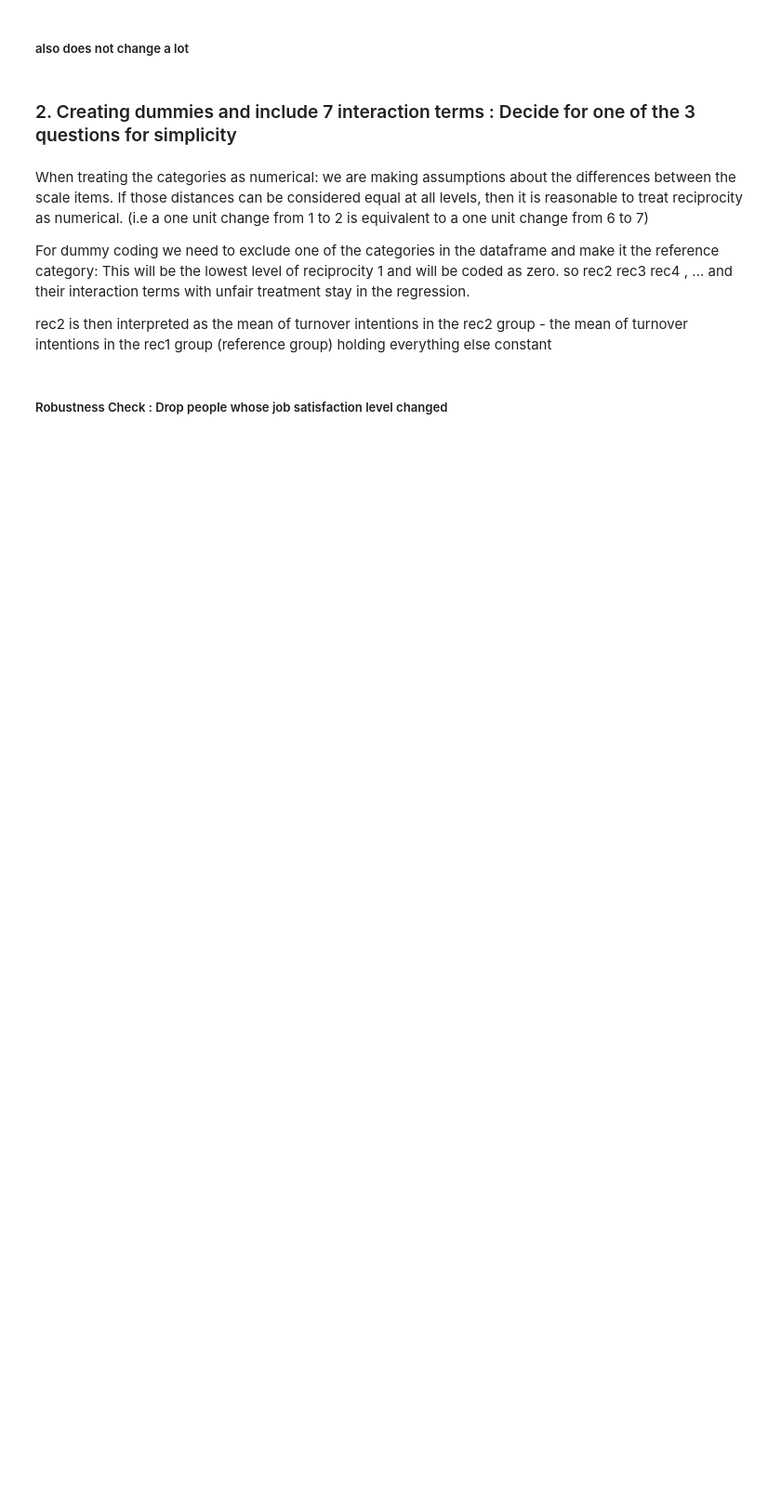
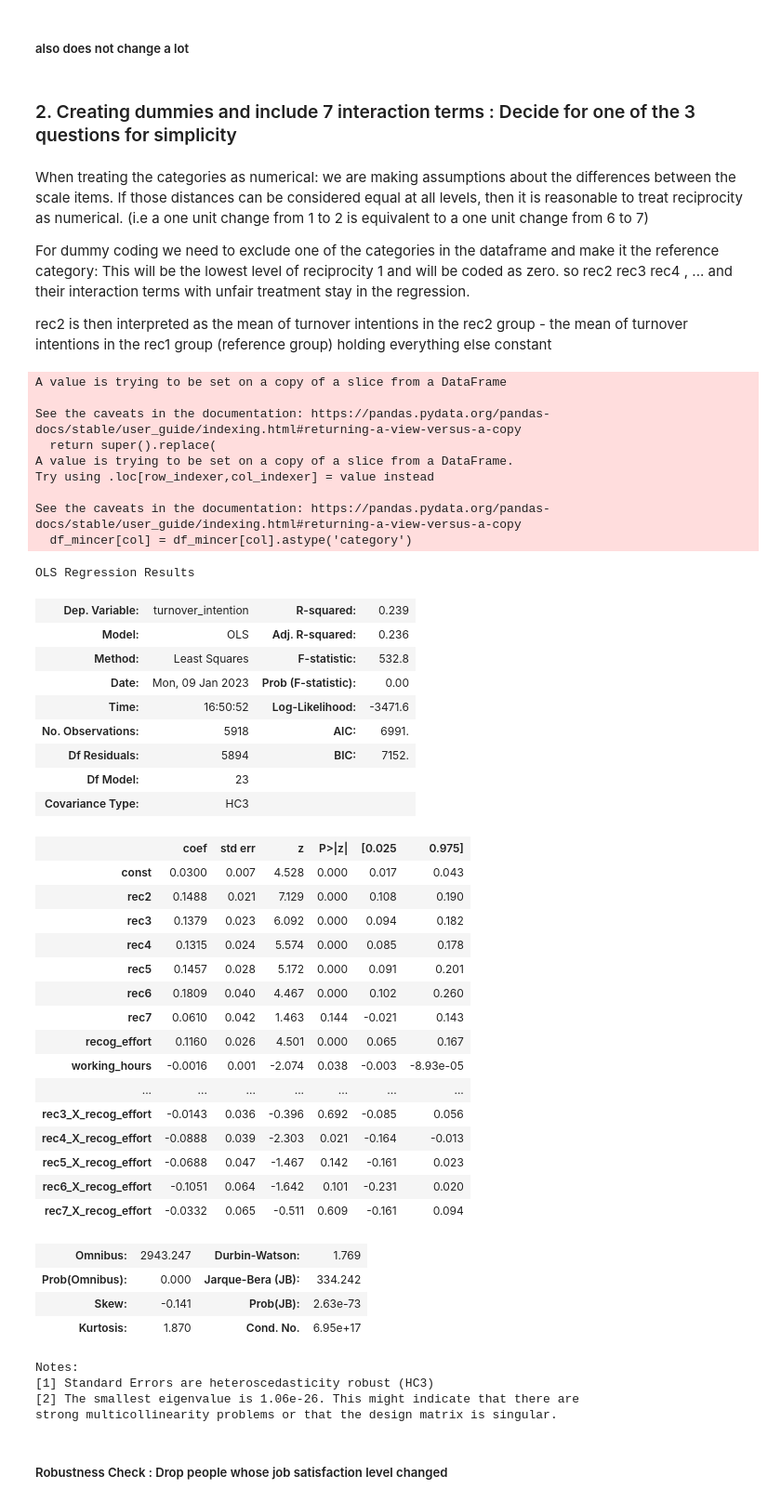
Before and after one commit to maxxxbb/ResearchModule, a Jupyter notebook: src/data_management/FirstRegression.ipynb, the cells around one changed output. Shown at 93% size. Saved outputs shown, nothing was run; the diff lists cells and outputs as text; code cells hidden in the pictures; blank space fills up the shorter version.

```diff
--- a/src/data_management/FirstRegression.ipynb
+++ b/src/data_management/FirstRegression.ipynb
@@ -190,7 +196,7 @@ reversed_mapping_reason = {v: k for k, v in reason_new_job_mapping.items()}
 reversed_mapping_schoold = {v: k for k, v in school_degree_mapping.items()}
 # mapping for binary reciprocity measure
 def binary_reciprocity(x):
-    if x >= 3:
+    if x >= 2:
         return 1 # High Group
     else:
         return 0 # Low Group
@@ -376,7 +382,7 @@ df_OLS = include_jobchangers(add_mincer_residuals(merge_and_clean(df_05,df_06,df
 # specify columns which we need for regression by dropping everything else
 df_OLS = df_OLS.drop(columns=['similar_problems', 'take_revenge', 'insult_back', 'felt_recog_sup', 'felt_recog_effort',
        'recog_personal', 'felt_recog_personal', 'recog_pay', 'felt_recog_pay', 'year_birth', 'new_job',
-       'reason_new_job', 'school_degree','overtime', 'recog_sup','wage_lastmonth', 'age', 'rec1' , 'rec2' , 'rec3' , 'rec4', 'rec5' , 'rec6' , 'rec7' , 'work_satisfaction'])
+       'reason_new_job', 'school_degree','overtime', 'recog_sup','wage_lastmonth', 'rec1' , 'rec2' , 'rec3' , 'rec4', 'rec5' , 'rec6' , 'rec7' , 'work_satisfaction'])
 #  included 'recog_effort'again , excluded overtime due to sample size and wage last month
 # add interaction term
 df_OLS["recXrecog_effort"] = df_OLS["recog_effort"] * df_OLS["avg_rec"]
@@ -415,7 +421,7 @@ dfrc1 = include_jobchangers(add_mincer_residuals(merge_and_clean(df_05,df_06,df_
 # specify columns which we need for regression by dropping everything else
 dfrc_cardinal = dfrc1.drop(columns=['similar_problems', 'take_revenge', 'insult_back','felt_recog_sup', 'felt_recog_effort',
        'recog_personal', 'felt_recog_personal', 'recog_pay', 'felt_recog_pay', 'year_birth', 'new_job',
-       'reason_new_job', 'school_degree','overtime', 'recog_sup','wage_lastmonth', 'age','rec1' , 'rec2' , 'rec3' , 'rec4', 'rec5' , 'rec6' , 'rec7' ,'work_satisfaction'])
+       'reason_new_job', 'school_degree','overtime', 'recog_sup','wage_lastmonth','rec1' , 'rec2' , 'rec3' , 'rec4', 'rec5' , 'rec6' , 'rec7' ,'work_satisfaction'])
 #  included 'recog_effort'again , excluded overtime due to sample size and wage last month
 # add interaction term
 dfrc_cardinal["recXrecog_effort"] = dfrc_cardinal["recog_effort"] * dfrc_cardinal["avg_rec"]
@@ -445,7 +494,7 @@ dfrc2 = include_jobchangers(add_mincer_residuals(merge_and_clean(df_05,df_06,df_
 # specify columns which we need for regression by dropping everything else
 dfrc_binary = dfrc2.drop(columns=['similar_problems', 'take_revenge', 'insult_back','felt_recog_sup', 'felt_recog_effort',
        'recog_personal', 'felt_recog_personal', 'recog_pay', 'felt_recog_pay', 'year_birth', 'new_job',
-       'reason_new_job', 'school_degree','overtime', 'recog_sup','wage_lastmonth', 'age', 'avg_rec', 'rec1' , 'rec2' , 'rec3' , 'rec4', 'rec5' , 'rec6' , 'rec7' , 'work_satisfaction'])
+       'reason_new_job', 'school_degree','overtime', 'recog_sup','wage_lastmonth','avg_rec', 'rec1' , 'rec2' , 'rec3' , 'rec4', 'rec5' , 'rec6' , 'rec7' , 'work_satisfaction'])
 # add interaction term
 dfrc_binary["binaryrecXrecog_effort"] = dfrc_binary["recog_effort"] * dfrc_binary["binary_rec"]
 # drop missing data in regression dataframe
@@ -473,24 +565,68 @@ rec2 is then interpreted as the mean of turnover intentions in the rec2 group -
 # %%
 # 1. optional argument:  rc_binary ==1
 dfrc2 = include_jobchangers(add_mincer_residuals(merge_and_clean(df_05,df_06,df_07,work07)))
 # specify columns which we need for regression by dropping everything else
 dfrc_dummy = dfrc2.drop(columns=['similar_problems', 'take_revenge', 'insult_back','felt_recog_sup', 'felt_recog_effort',
        'recog_personal', 'felt_recog_personal', 'recog_pay', 'felt_recog_pay','year_birth', 'new_job',
-       'reason_new_job', 'school_degree','overtime', 'recog_sup','wage_lastmonth', 'age', 'avg_rec','rec1'])
+       'reason_new_job', 'school_degree','overtime', 'recog_sup','wage_lastmonth', 'avg_rec','rec1'])
 # add interaction terms
 for col in ['rec2' , 'rec3' , 'rec4', 'rec5' , 'rec6' , 'rec7']:
     dfrc_dummy = dfrc_dummy.assign(**{col + '_X_recog_effort': dfrc_dummy[col] * dfrc_dummy['recog_effort']})
 # drop missing data in regression dataframe
 dfrc_dummy = dfrc_dummy.dropna()
 ## OLS regression
 from statsmodels.regression.linear_model import OLS
 
 Y = dfrc_dummy["turnover_intention"]
 X = dfrc_dummy.drop(columns=["turnover_intention"])
 X = sm.add_constant(X)
 model = OLS(Y, X.astype(float))
 lpm_model = model.fit(cov_type= "HC3")
 lpm_model.summary()
+# %% [output]
+A value is trying to be set on a copy of a slice from a DataFrame
+
+See the caveats in the documentation: https://pandas.pydata.org/pandas-docs/stable/user_guide/indexing.html#returning-a-view-versus-a-copy
+  return super().replace(
+A value is trying to be set on a copy of a slice from a DataFrame.
+Try using .loc[row_indexer,col_indexer] = value instead
+
+See the caveats in the documentation: https://pandas.pydata.org/pandas-docs/stable/user_guide/indexing.html#returning-a-view-versus-a-copy
+  df_mincer[col] = df_mincer[col].astype('category')
+OLS Regression Results
+| Dep. Variable: | turnover_intention | R-squared: | 0.239 |
+| Model: | OLS | Adj. R-squared: | 0.236 |
+| Method: | Least Squares | F-statistic: | 532.8 |
+| Date: | Mon, 09 Jan 2023 | Prob (F-statistic): | 0.00 |
+| Time: | 16:50:52 | Log-Likelihood: | -3471.6 |
+| No. Observations: | 5918 | AIC: | 6991. |
+| Df Residuals: | 5894 | BIC: | 7152. |
+| Df Model: | 23 |  |  |
+| Covariance Type: | HC3 |  |  |
+|  | coef | std err | z | P>|z| | [0.025 | 0.975] |
+| const | 0.0300 | 0.007 | 4.528 | 0.000 | 0.017 | 0.043 |
+| rec2 | 0.1488 | 0.021 | 7.129 | 0.000 | 0.108 | 0.190 |
+| rec3 | 0.1379 | 0.023 | 6.092 | 0.000 | 0.094 | 0.182 |
+| rec4 | 0.1315 | 0.024 | 5.574 | 0.000 | 0.085 | 0.178 |
+| rec5 | 0.1457 | 0.028 | 5.172 | 0.000 | 0.091 | 0.201 |
+| rec6 | 0.1809 | 0.040 | 4.467 | 0.000 | 0.102 | 0.260 |
+| rec7 | 0.0610 | 0.042 | 1.463 | 0.144 | -0.021 | 0.143 |
+| recog_effort | 0.1160 | 0.026 | 4.501 | 0.000 | 0.065 | 0.167 |
+| working_hours | -0.0016 | 0.001 | -2.074 | 0.038 | -0.003 | -8.93e-05 |
+| ... | ... | ... | ... | ... | ... | ... |
+| rec3_X_recog_effort | -0.0143 | 0.036 | -0.396 | 0.692 | -0.085 | 0.056 |
+| rec4_X_recog_effort | -0.0888 | 0.039 | -2.303 | 0.021 | -0.164 | -0.013 |
+| rec5_X_recog_effort | -0.0688 | 0.047 | -1.467 | 0.142 | -0.161 | 0.023 |
+| rec6_X_recog_effort | -0.1051 | 0.064 | -1.642 | 0.101 | -0.231 | 0.020 |
+| rec7_X_recog_effort | -0.0332 | 0.065 | -0.511 | 0.609 | -0.161 | 0.094 |
+| Omnibus: | 2943.247 | Durbin-Watson: | 1.769 |
+| Prob(Omnibus): | 0.000 | Jarque-Bera (JB): | 334.242 |
+| Skew: | -0.141 | Prob(JB): | 2.63e-73 |
+| Kurtosis: | 1.870 | Cond. No. | 6.95e+17 |
+Notes:
+[1] Standard Errors are heteroscedasticity robust (HC3)
+[2] The smallest eigenvalue is 1.06e-26. This might indicate that there are
+strong multicollinearity problems or that the design matrix is singular.
 # %% [markdown]
 ##### Robustness Check : Drop people whose job satisfaction level changed
 # %%
```
Also changed, not shown: parts of 5 cells of this notebook.
